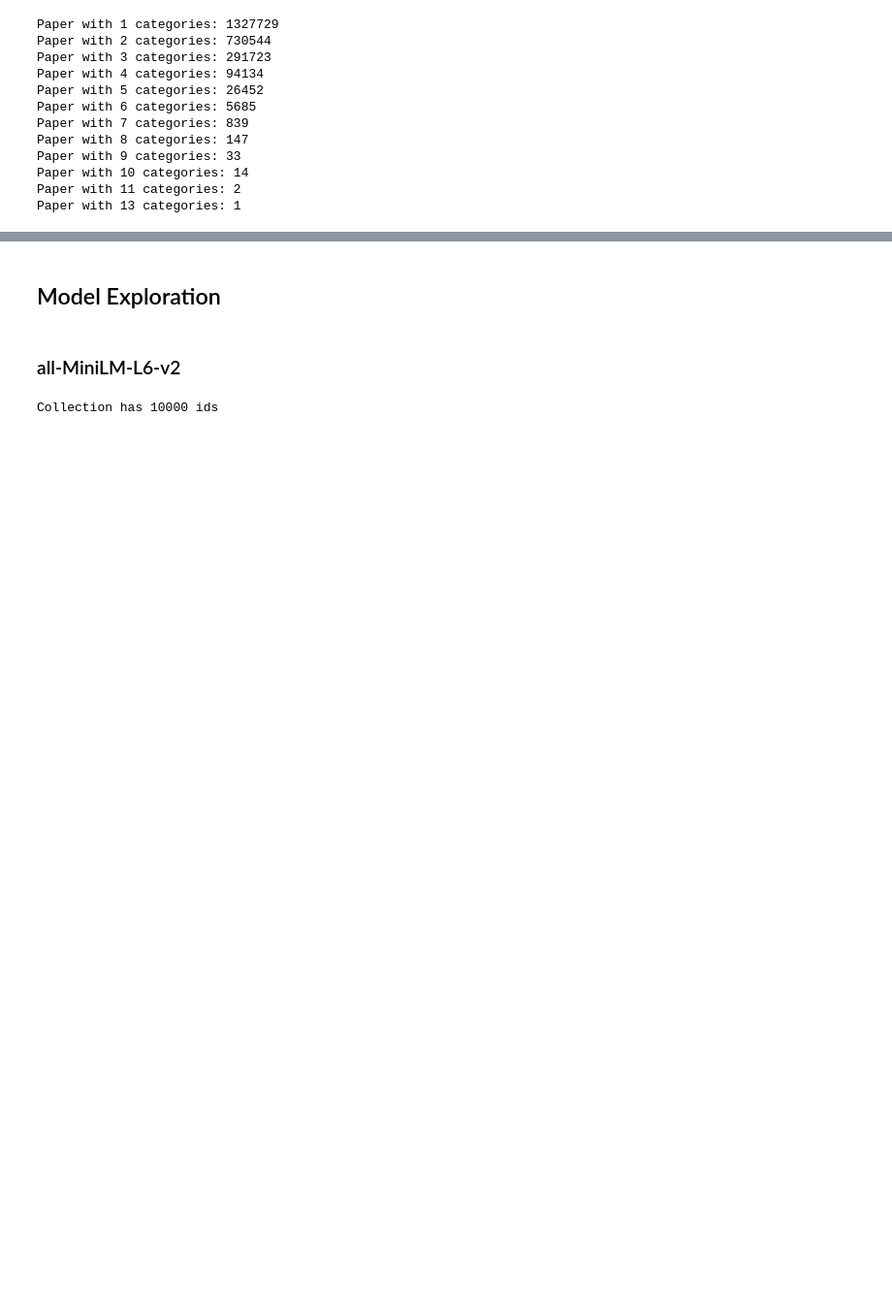
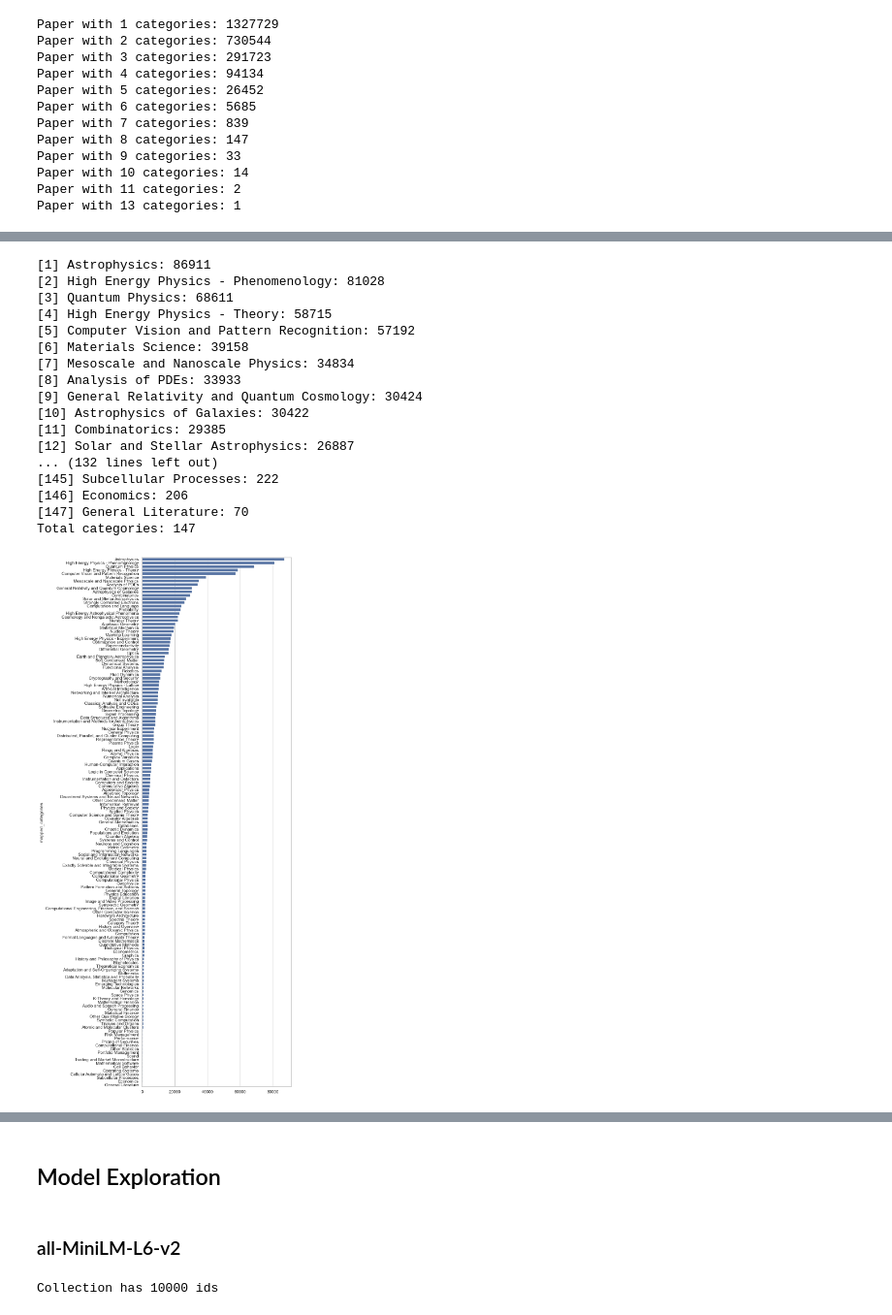
Before and after one commit to Gabriel9753/ArxivAbstractProject, a Jupyter notebook: src/eda.ipynb, the cells around one changed output, grey strips where cells are left out. Shown at 97% size. Drawn from its saved outputs; the diff is of its cells as text; code cells hidden in the pictures; blank space fills up the shorter version.

```diff
--- a/src/eda.ipynb
+++ b/src/eda.ipynb
@@ -216,0 +260,20 @@ for i, (cat, count) in enumerate(category_counts.items(), 1):
+# %%
+def show_duplicates_in_category_map(df):
+    category_counts = data_df['mapped_categories'].explode().value_counts().sort_values(ascending=False)
+    unique_categories = category_counts.index.tolist()
+    print(f"Unique categories: {len(unique_categories)}") # 151
+    print(f"Total categories: {len(category_map.values())}") # 176
+
+
+    # look which categories are twice in category_map
+    category_map_values = list(category_map.values())
+    duplicates = [x for x in category_map_values if category_map_values.count(x) > 1]
+    print(f"Duplicate categories: {len(duplicates)}")
+    print(duplicates)
+
+show_duplicates_in_category_map(data_df)
+
+
+# the category 'Not available' appears often and also other categories are duplicated (Machine Learning, ...)
+# if papers have multiple same categories, we can remove the
+data_df['mapped_categories'] = data_df['mapped_categories'].apply(lambda x: list(set(x)))
@@ -233,0 +317,8 @@ Paper with 13 categories: 1
+# %%
+# for now just use papers with one category for simplicity for evaluation (clustering)
+data_simple_df = data_df[data_df['amount_categories'] == 1].reset_index(drop=True)
+display(data_simple_df.head(3))
+# histogram for mapped categories (list of categories per paper)
+print_category_counts(data_simple_df)
+plot_category_counts(data_simple_df)
+# %% [output]
@@ -233,0 +329,18 @@ Paper with 13 categories: 1
+[1] Astrophysics: 86911
+[2] High Energy Physics - Phenomenology: 81028
+[3] Quantum Physics: 68611
+[4] High Energy Physics - Theory: 58715
+[5] Computer Vision and Pattern Recognition: 57192
+[6] Materials Science: 39158
+[7] Mesoscale and Nanoscale Physics: 34834
+[8] Analysis of PDEs: 33933
+[9] General Relativity and Quantum Cosmology: 30424
+[10] Astrophysics of Galaxies: 30422
+[11] Combinatorics: 29385
+[12] Solar and Stellar Astrophysics: 26887
+... (132 lines left out)
+[145] Subcellular Processes: 222
+[146] Economics: 206
+[147] General Literature: 70
+Total categories: 147
+[figure, added]
```
Also changed, not shown: parts of 24 cells of this notebook, 5 other files.
